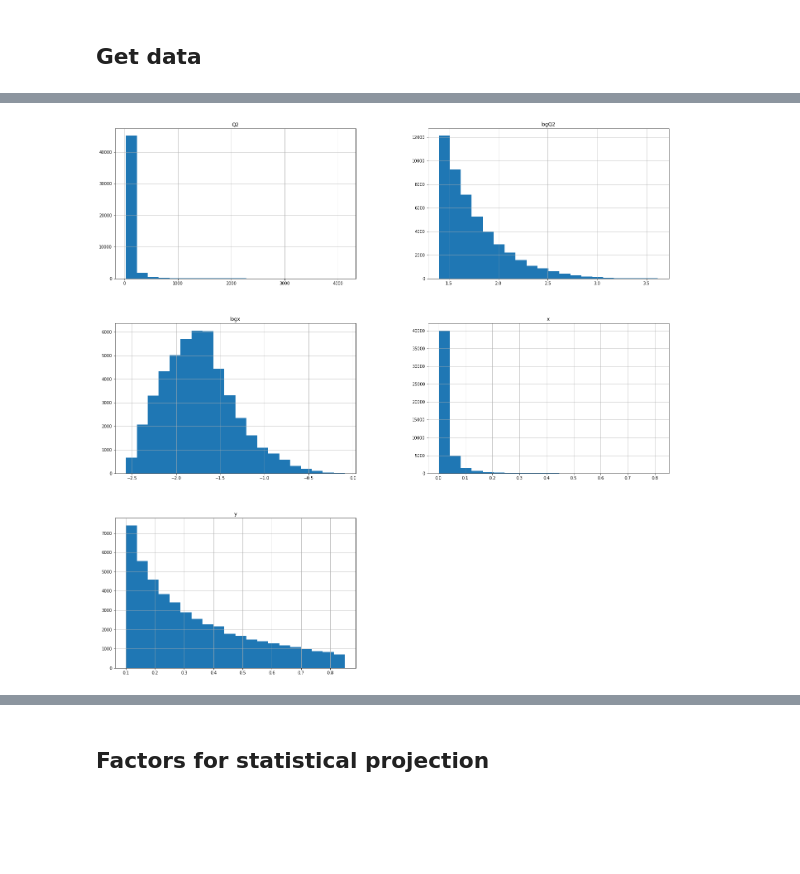
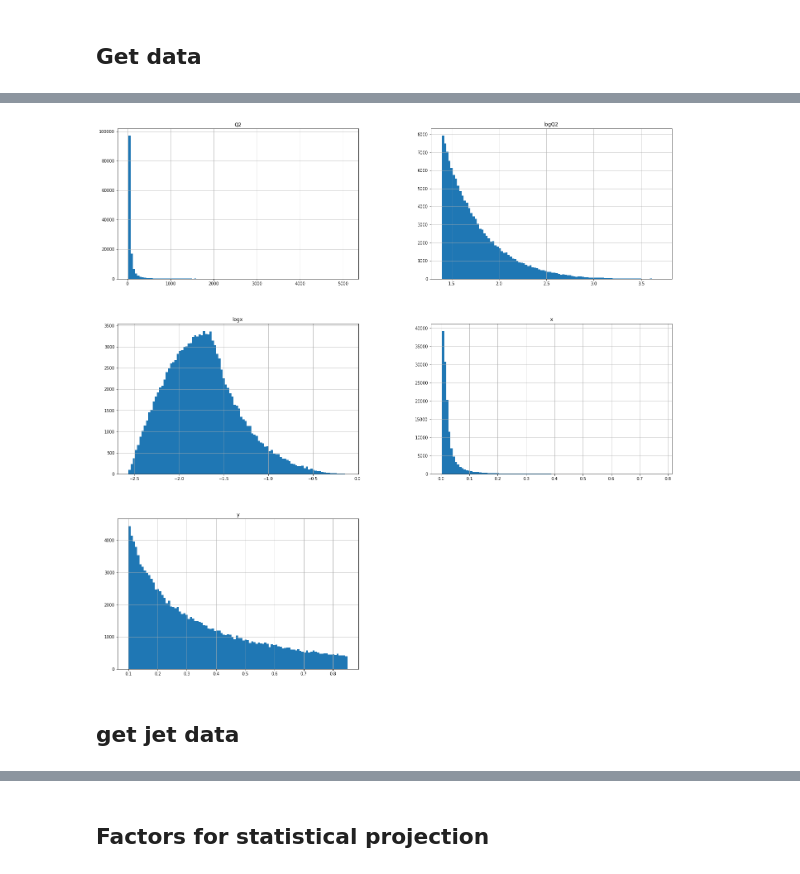
Before and after one commit to miguelignacio/eicsim, a Jupyter notebook: Sivers.ipynb, the cells around one changed output, grey strips where cells are left out. Drawn from its saved outputs; the diff is of its cells as text; code cells hidden in the pictures; blank space fills up the shorter version.

```diff
--- a/Sivers.ipynb
+++ b/Sivers.ipynb
@@ -191,9 +168,11 @@ Integrated rate 1764.251 [M]
 # %%
 rc('text', usetex=False)
-df_inclusive.hist(figsize=(24,24),bins=20,column=['x','Q2','logx','logQ2','y'])
+df_inclusive.hist(figsize=(24,24),bins=100,column=['x','Q2','logx','logQ2','y'])
 plt.show()
 # %% [output]
-[figure, old version]
+[figure, new version]
+# %% [markdown]
+## get jet data
 # %%
 df_jet      = getJetData(['NC_10_275.root'])
 df_jet = applyEventCuts(df_jet)
```
Also changed, not shown: parts of 17 cells of this notebook, 1 other file.
